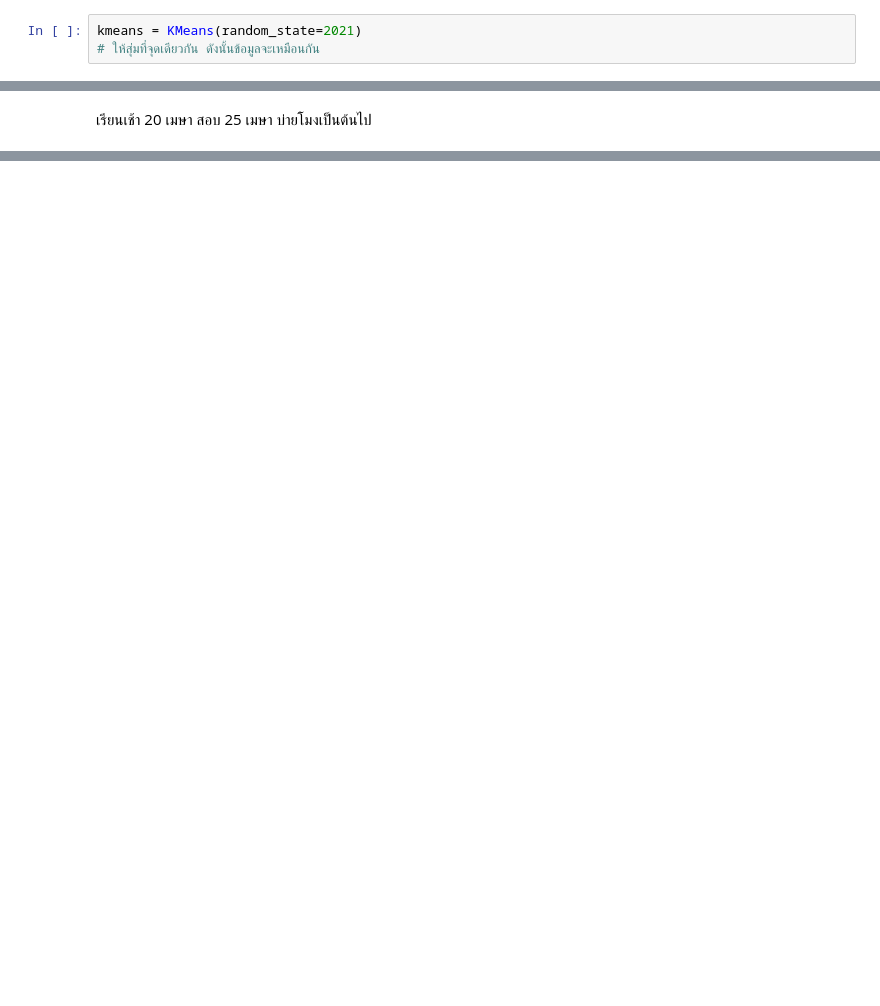
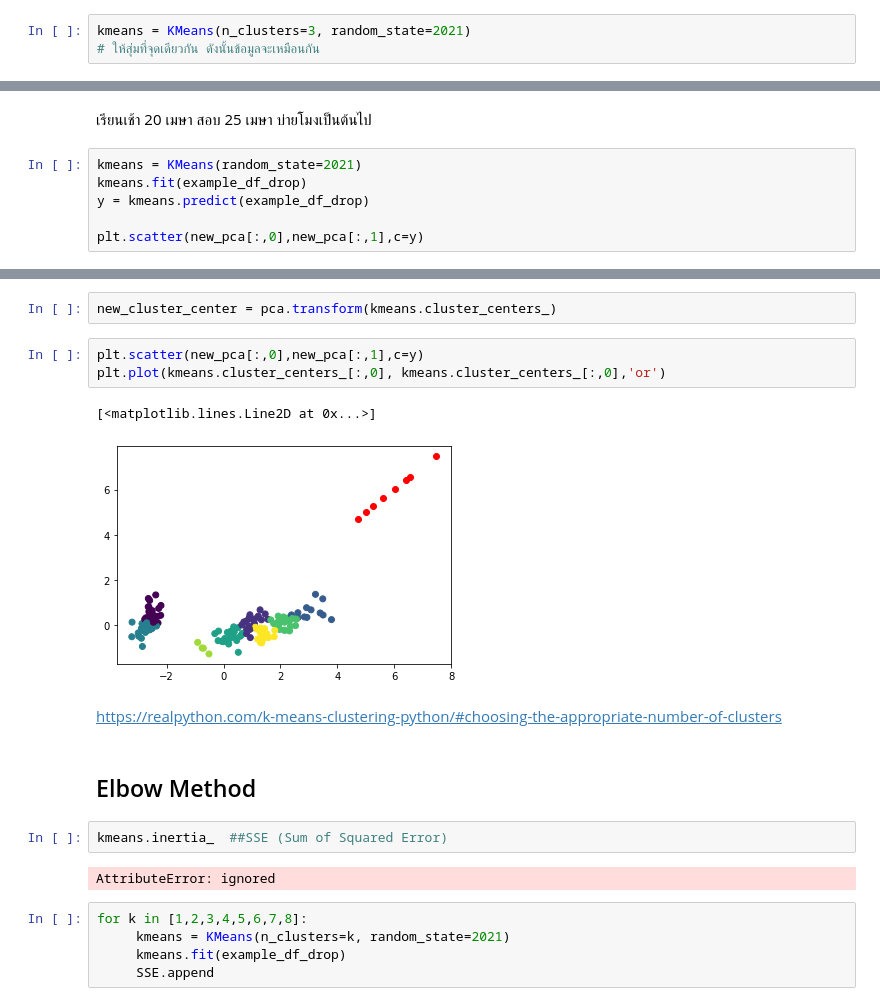
Before and after one commit to Jittiya/multivariate, a Jupyter notebook: Chapter_6_Cluster_Analysis.ipynb, the cells around one changed output, grey strips where cells are left out. Saved outputs shown, nothing was run; the diff lists cells and outputs as text; blank space fills up the shorter version.

```diff
--- a/Chapter_6_Cluster_Analysis.ipynb
+++ b/Chapter_6_Cluster_Analysis.ipynb
@@ -62,7 +62,7 @@ from sklearn.cluster import KMeans
 # %% [markdown]
 **Define**
 # %%
-kmeans = KMeans(random_state=2021)
+kmeans = KMeans(n_clusters=3, random_state=2021)
 # ให้สุ่มที่จุดเดียวกัน ดังนั้นข้อมูลจะเหมือนกัน
 # %% [markdown]
 **Fit-transform**
@@ -138,3 +135,9 @@ plt.scatter(new_pca[:,0],new_pca[:,1],c=y)
 # %% [markdown]
 เรียนเช้า 20 เมษา
 สอบ 25 เมษา บ่ายโมงเป็นต้นไป
+# %%
+kmeans = KMeans(random_state=2021)
+kmeans.fit(example_df_drop)
+y = kmeans.predict(example_df_drop)
+
+plt.scatter(new_pca[:,0],new_pca[:,1],c=y)
@@ -140,0 +171,23 @@ plt.scatter(new_pca[:,0],new_pca[:,1],c=y)
+# %%
+new_cluster_center = pca.transform(kmeans.cluster_centers_)
+# %%
+plt.scatter(new_pca[:,0],new_pca[:,1],c=y)
+plt.plot(kmeans.cluster_centers_[:,0], kmeans.cluster_centers_[:,0],'or')
+# %% [output]
+[<matplotlib.lines.Line2D at 0x...>]
+[figure, added]
+# %% [markdown]
+
+
+https://realpython.com/k-means-clustering-python/#choosing-the-appropriate-number-of-clusters
+# %% [markdown]
+## Elbow Method
+# %%
+kmeans.inertia_  ##SSE (Sum of Squared Error)
+# %% [output]
+AttributeError: ignored
+# %%
+for k in [1,2,3,4,5,6,7,8]:
+     kmeans = KMeans(n_clusters=k, random_state=2021)
+     kmeans.fit(example_df_drop)
+     SSE.append
```
Also changed, not shown: parts of 9 cells of this notebook.
